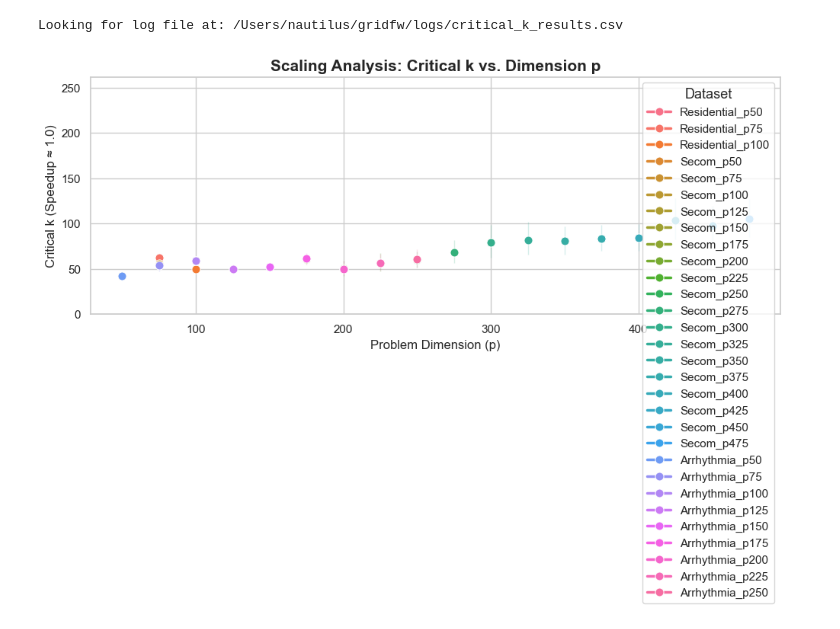
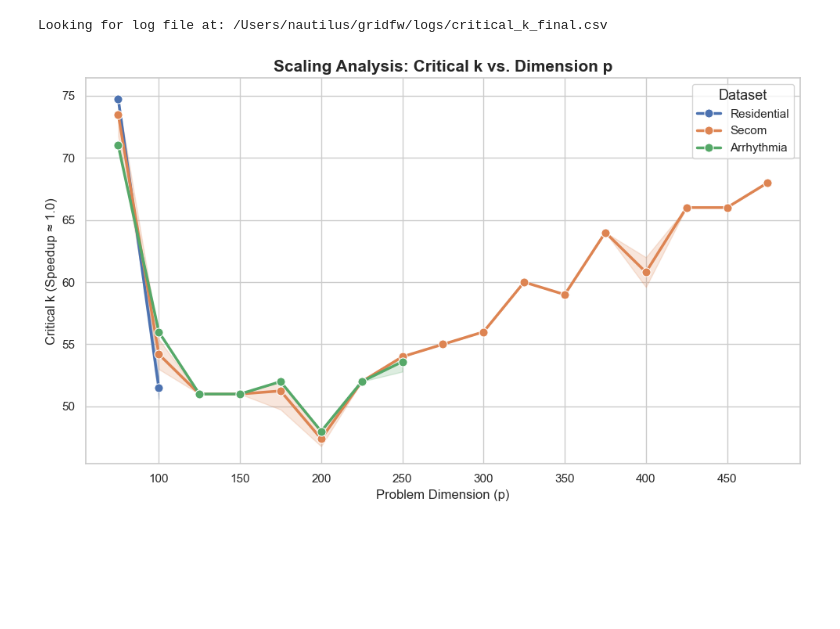
Before and after one commit to SnowHana/gridfw, a Jupyter notebook: scripts/plot_k.ipynb, the cells around one changed output. Saved outputs shown, nothing was run; the diff lists cells and outputs as text; code cells hidden in the pictures; blank space fills up the shorter version.

```diff
--- a/scripts/plot_k.ipynb
+++ b/scripts/plot_k.ipynb
@@ -20,12 +20,12 @@ except NameError:
 # If 'logs' is one level up, use SCRIPT_DIR.parent
 PROJECT_ROOT = SCRIPT_DIR.parent
 
-LOG_FILE = PROJECT_ROOT / "logs" / "critical_k_results.csv"
+LOG_FILE = PROJECT_ROOT / "logs" / "critical_k_final.csv"
 PLOT_DIR = PROJECT_ROOT / "logs" / "plots"
 
 print(f"Looking for log file at: {LOG_FILE}")
 # %% [output]
-Looking for log file at: /Users/nautilus/gridfw/logs/critical_k_results.csv
+Looking for log file at: /Users/nautilus/gridfw/logs/critical_k_final.csv
 # %%
 
 def load_data():
@@ -41,39 +41,44 @@ def load_data():
     except Exception as e:
         print(f"Error reading CSV: {e}")
         sys.exit(1)
+# %%
+df = load_data()
+# Filter acceptable
+df = df[(df["Speedup_At_k"] > 0.95) & (df["Speedup_At_k"] < 1.05)]
 # %%
-df = load_data()
+
 
 sns.set_theme(style="whitegrid")
 plt.figure(figsize=(10, 6))
 
 # 3. Create the Plot
 # Grouping by 'Dataset' happens automatically via the 'hue' parameter
 plot = sns.lineplot(
     data=df,
     x='p',
-    y='Critical_k',
+    y='Final_Critical_k',
     hue='Dataset',
     marker='o',
     linewidth=2.5,
     markersize=8
 )
 
 # 4. Annotate and Beautify
 plt.title('Scaling Analysis: Critical k vs. Dimension p', fontsize=15, fontweight='bold')
 plt.xlabel('Problem Dimension (p)', fontsize=12)
 plt.ylabel('Critical k (Speedup ≈ 1.0)', fontsize=12)
 plt.legend(title='Dataset', title_fontsize='13', fontsize='11')
 
 # Optional: Force y-axis to start at 0
-plt.ylim(0, df['Critical_k'].max() * 1.1)
+# plt.ylim(0, df['Final_Critical_k'].max() * 1.1)
+
 
 plt.tight_layout()
 
 # 5. Save and Show
-save_path = PROJECT_ROOT / "logs" / "plots" / "critical_k_scaling.png"
+save_path = PROJECT_ROOT / "logs" / "plots" / "critical_k_scaling.pdf"
 save_path.parent.mkdir(parents=True, exist_ok=True)
 plt.savefig(save_path, dpi=300)
 plt.show()
 # %% [output]
-[figure, old version]
+[figure, new version]
```
Also changed, not shown: 17 other files.
